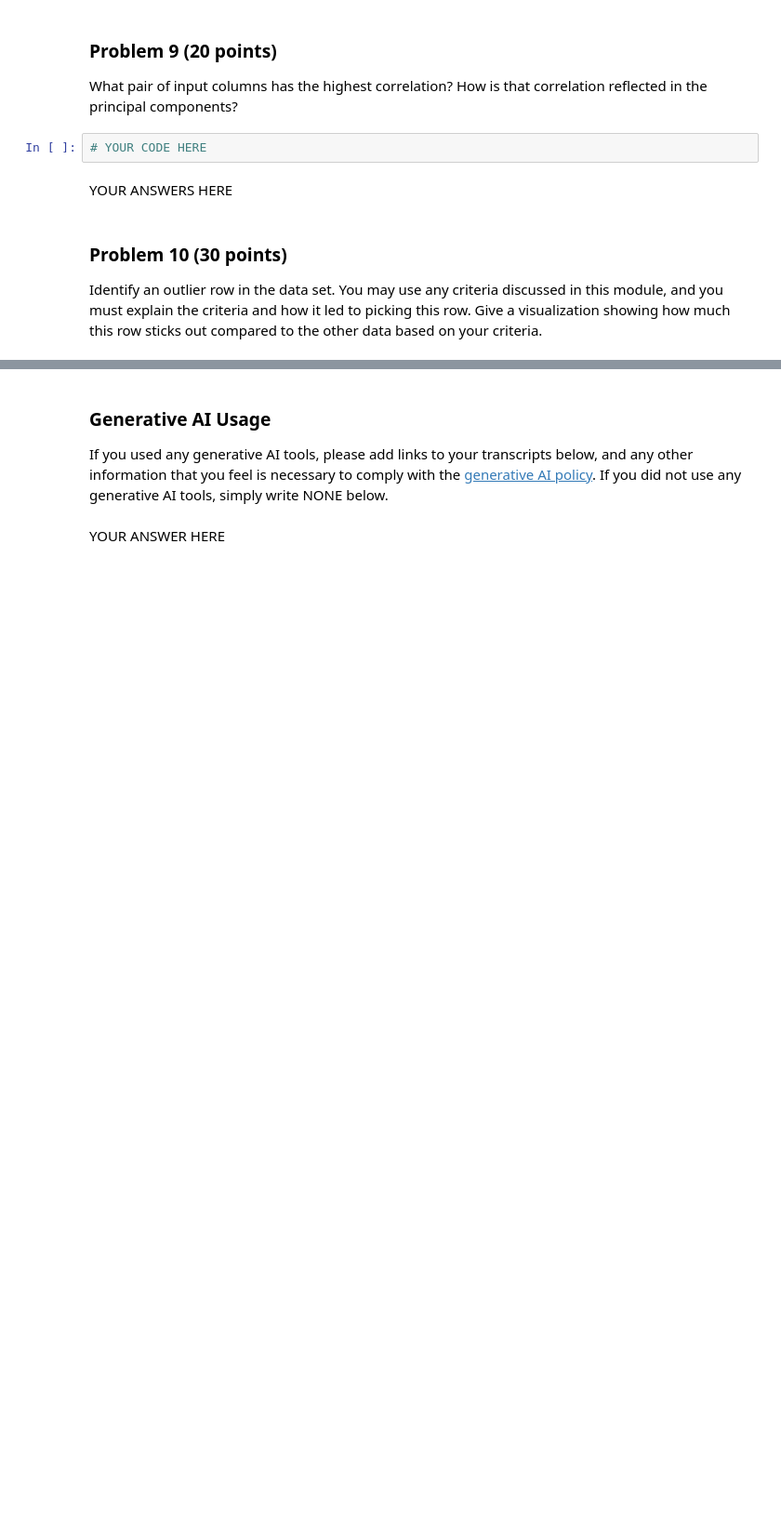
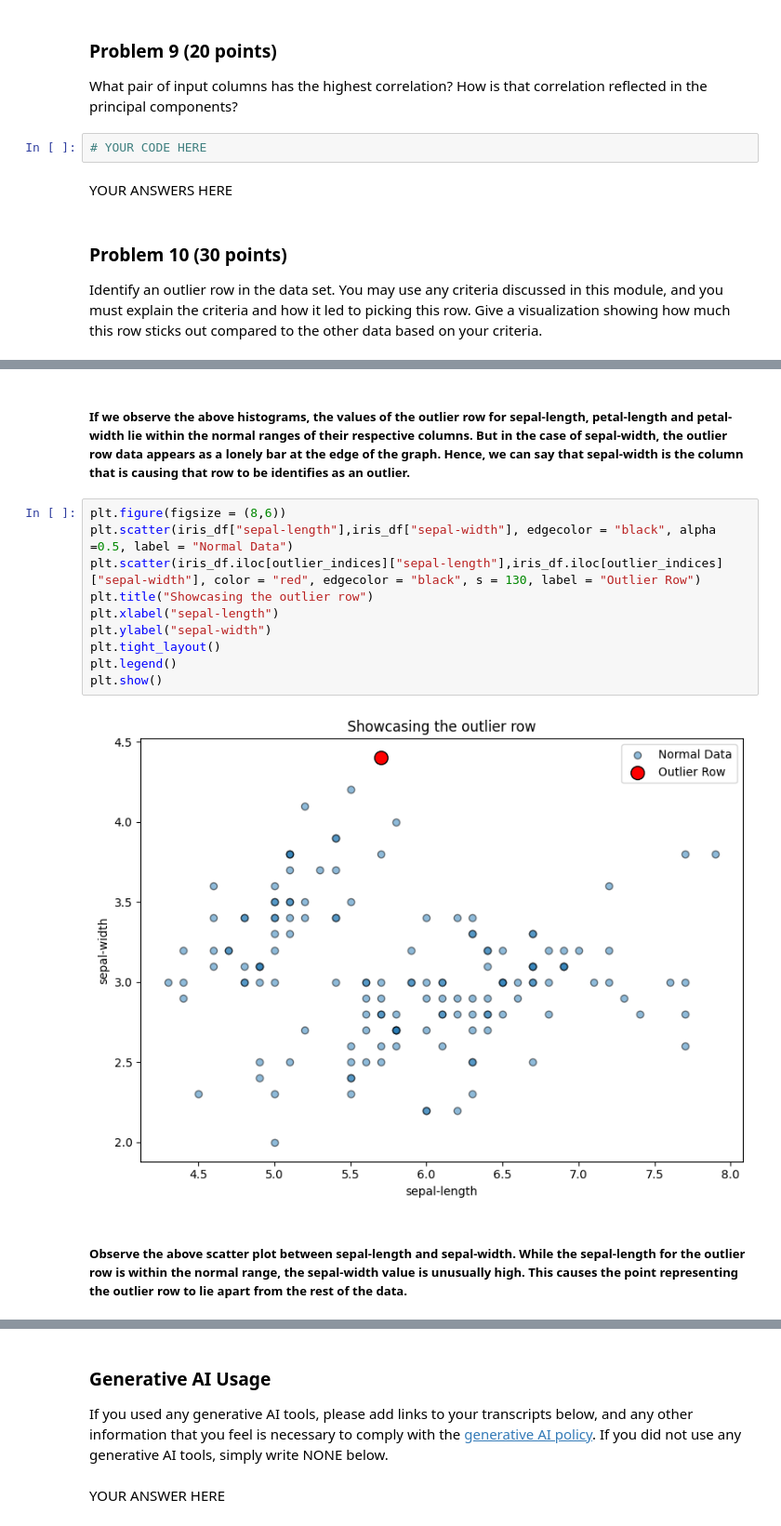
Before and after one commit to garikapativineet/dx601-final-project, a Jupyter notebook: project.ipynb, the cells around one changed output, grey strips where cells are left out. Shown at 93% size. Saved outputs shown, nothing was run; the diff lists cells and outputs as text; blank space fills up the shorter version.

```diff
--- a/project.ipynb
+++ b/project.ipynb
@@ -319,0 +406,16 @@ YOUR ANSWERS HERE
+# %% [markdown]
+##### If we observe the above histograms, the values of the outlier row for sepal-length, petal-length and petal-width lie within the normal ranges of their respective columns. But in the case of sepal-width, the outlier row data appears as a lonely bar at the edge of the graph. Hence, we can say that sepal-width is the column that is causing that row to be identifies as an outlier.
+# %%
+plt.figure(figsize = (8,6))
+plt.scatter(iris_df["sepal-length"],iris_df["sepal-width"], edgecolor = "black", alpha =0.5, label = "Normal Data")
+plt.scatter(iris_df.iloc[outlier_indices]["sepal-length"],iris_df.iloc[outlier_indices]["sepal-width"], color = "red", edgecolor = "black", s = 130, label = "Outlier Row")
+plt.title("Showcasing the outlier row")
+plt.xlabel("sepal-length")
+plt.ylabel("sepal-width")
+plt.tight_layout()
+plt.legend()
+plt.show()
+# %% [output]
+[figure, added]
+# %% [markdown]
+##### Observe the above scatter plot between sepal-length and sepal-width. While the sepal-length for the outlier row is within the normal range, the sepal-width value is unusually high. This causes the point representing the outlier row to lie apart from the rest of the data.
```
Also changed, not shown: parts of 16 cells of this notebook.
